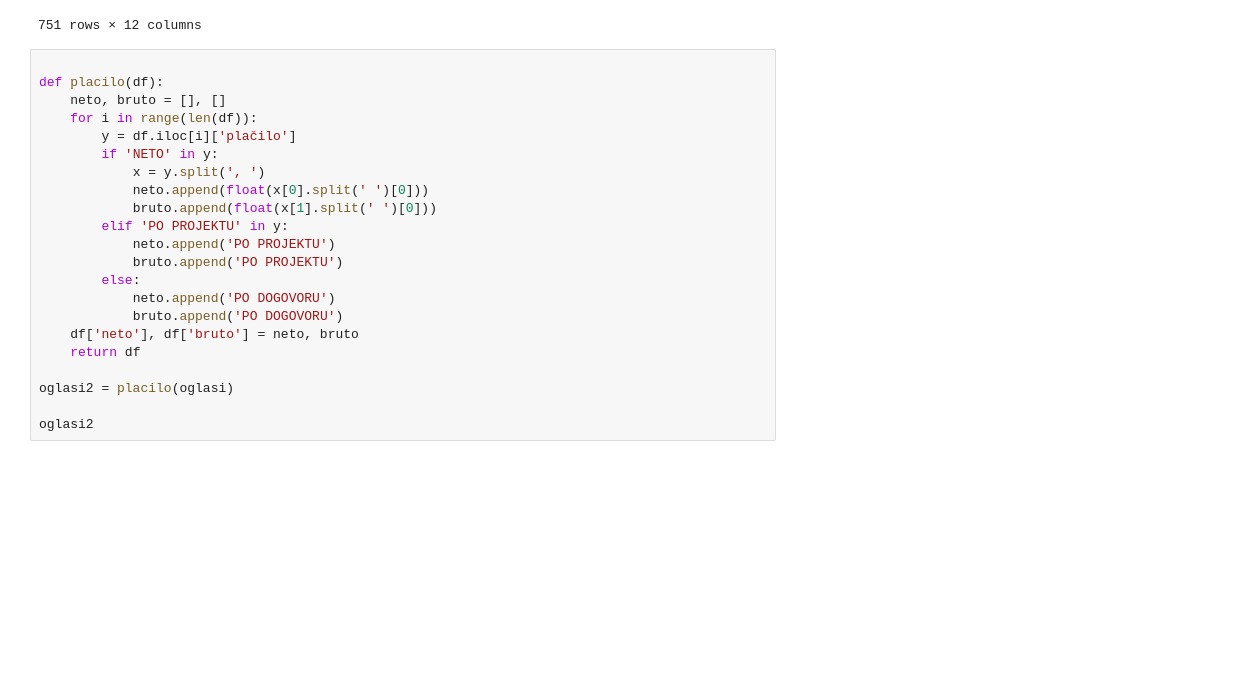
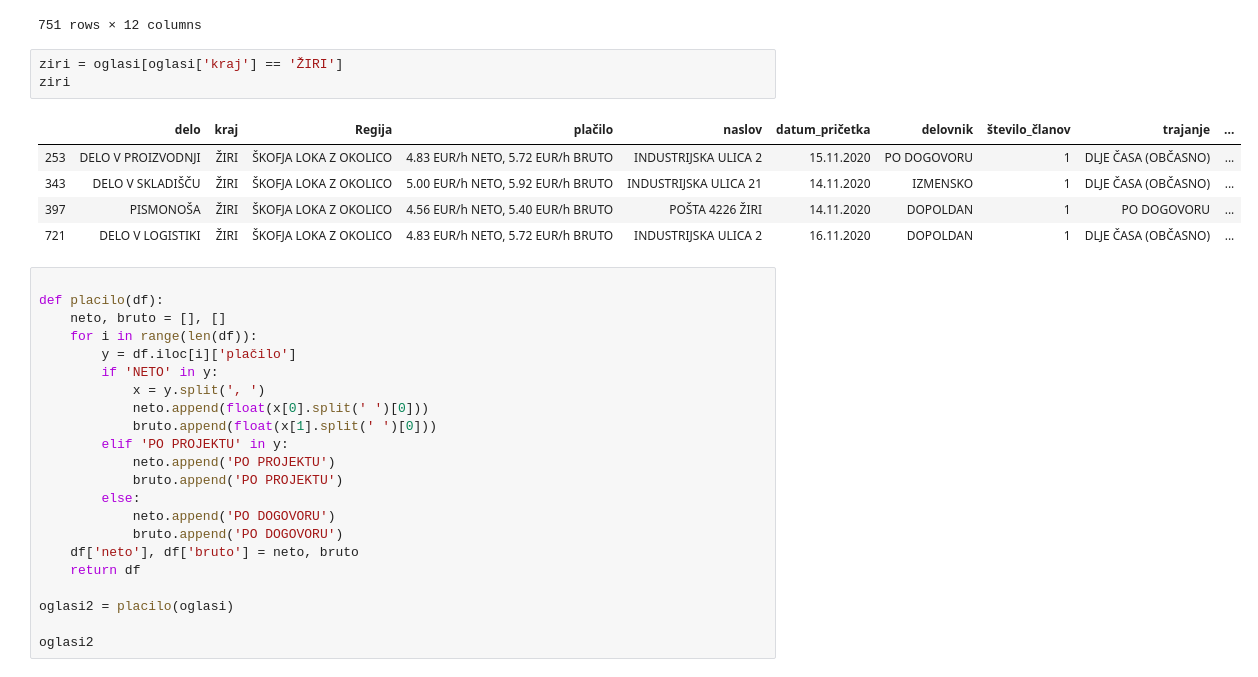
Before and after one commit to DejanPeric058/Programiranje-1-Projektna-naloga, a Jupyter notebook: Untitled.ipynb, the cells around one changed output. Drawn from its saved outputs; the diff is of its cells as text; blank space fills up the shorter version.

```diff
--- a/Untitled.ipynb
+++ b/Untitled.ipynb
@@ -23,6 +23,15 @@ oglasi
 | 749 | RAČUNALNIŠKE STORITVE | LJUBLJANA | LJUBLJANA Z OKOLICO | PO DOGOVORU | CESTA V KOSTANJ 21 C ALI, OD DOMA | 16.11.2020 | DOPOLDAN | 1 | DLJE ČASA (OBČASNO) | ... |
 | 750 | DELO V SKLADIŠČU | TRZIN | DOMŽALE-KAMNIK | 4.56 EUR/h NETO, 5.40 EUR/h BRUTO | MOTNICA 7 | 17.11.2020 | DOPOLDAN | 1 | 2 TEDNA | ... |
 751 rows × 12 columns
+# %%
+ziri = oglasi[oglasi['kraj'] == 'ŽIRI']
+ziri
+# %% [output]
+|  | delo | kraj | Regija | plačilo | naslov | datum_pričetka | delovnik | število_članov | trajanje | ... |
+| 253 | DELO V PROIZVODNJI | ŽIRI | ŠKOFJA LOKA Z OKOLICO | 4.83 EUR/h NETO, 5.72 EUR/h BRUTO | INDUSTRIJSKA ULICA 2 | 15.11.2020 | PO DOGOVORU | 1 | DLJE ČASA (OBČASNO) | ... |
+| 343 | DELO V SKLADIŠČU | ŽIRI | ŠKOFJA LOKA Z OKOLICO | 5.00 EUR/h NETO, 5.92 EUR/h BRUTO | INDUSTRIJSKA ULICA 21 | 14.11.2020 | IZMENSKO | 1 | DLJE ČASA (OBČASNO) | ... |
+| 397 | PISMONOŠA | ŽIRI | ŠKOFJA LOKA Z OKOLICO | 4.56 EUR/h NETO, 5.40 EUR/h BRUTO | POŠTA 4226 ŽIRI | 14.11.2020 | DOPOLDAN | 1 | PO DOGOVORU | ... |
+| 721 | DELO V LOGISTIKI | ŽIRI | ŠKOFJA LOKA Z OKOLICO | 4.83 EUR/h NETO, 5.72 EUR/h BRUTO | INDUSTRIJSKA ULICA 2 | 16.11.2020 | DOPOLDAN | 1 | DLJE ČASA (OBČASNO) | ... |
 # %%
 
 def placilo(df):
```
Also changed, not shown: parts of 3 cells of this notebook.
